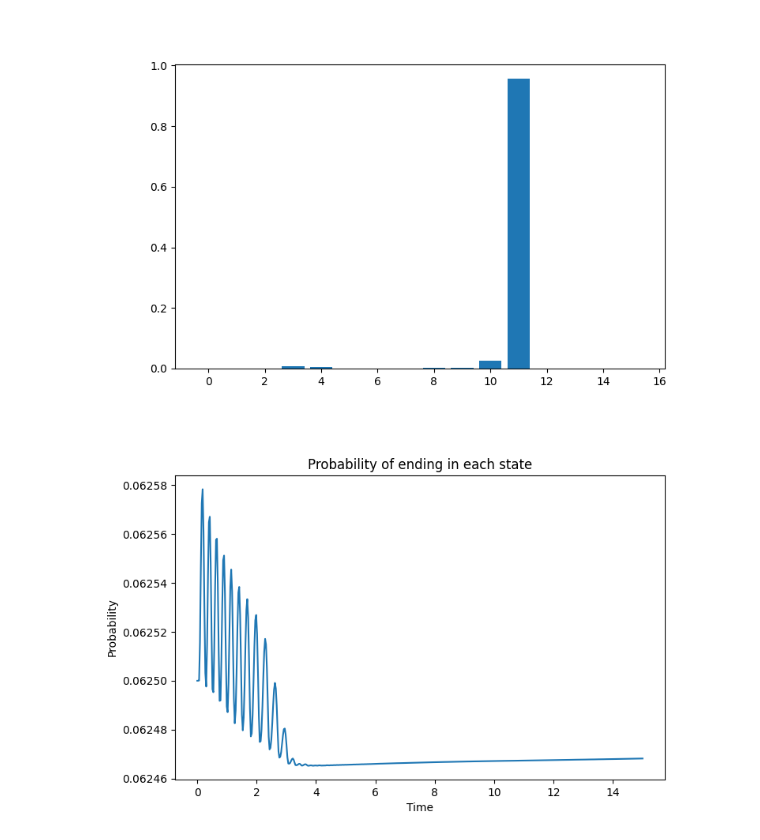
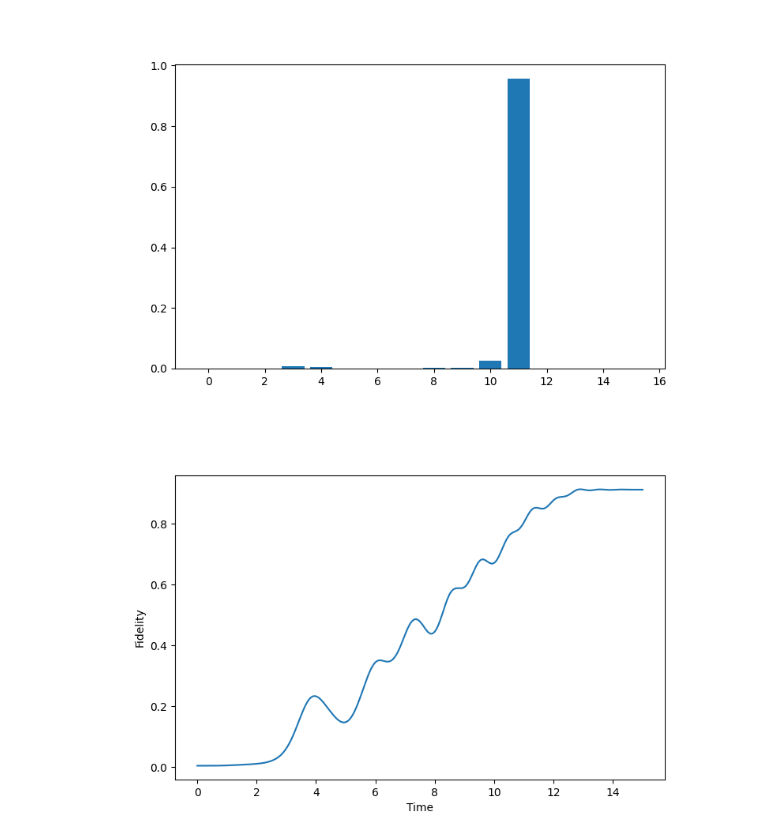
Before and after one commit to Secretmud/zermelos-navigation-problem, a Jupyter notebook: src/optimization.ipynb, the cells around one changed output. Drawn from its saved outputs; the diff is of its cells as text; code cells hidden in the pictures.

Commit message:
fixed width to be 1, fixed a fault that caused the fidelity calculation to check againts the wrong ground state.

```diff
--- a/src/optimization.ipynb
+++ b/src/optimization.ipynb
@@ -115,14 +117,14 @@ Largest value found at index(11)
 # %%
 fids = []
 
 for fid in probs.T:
-    fids.append(np.abs(np.vdot(psi_0, fid))**2)
+    fids.append(np.abs(fid[midx])**2)
 
 plt.figure(figsize=(8, 5))
 plt.plot(ts, fids)
 plt.xlabel("Time")
-plt.ylabel("Probability")
-plt.title("Probability of ending in each state")
+plt.ylabel("Fidelity")
+plt.title("")
 plt.show()
 # %% [output]
-[figure, old version]
+[figure, new version]
```
Also changed, not shown: parts of 1 cell of this notebook, 4 other files.
